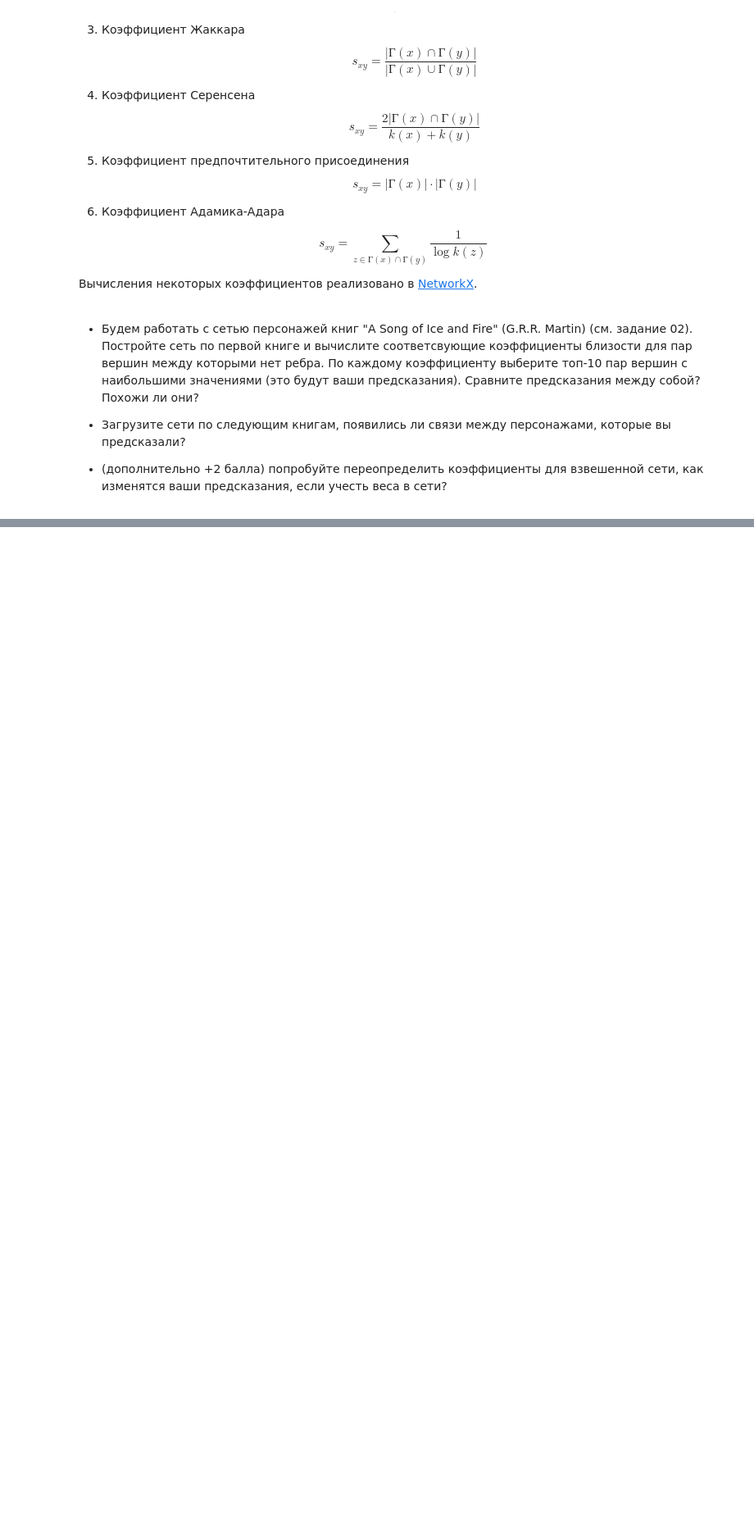
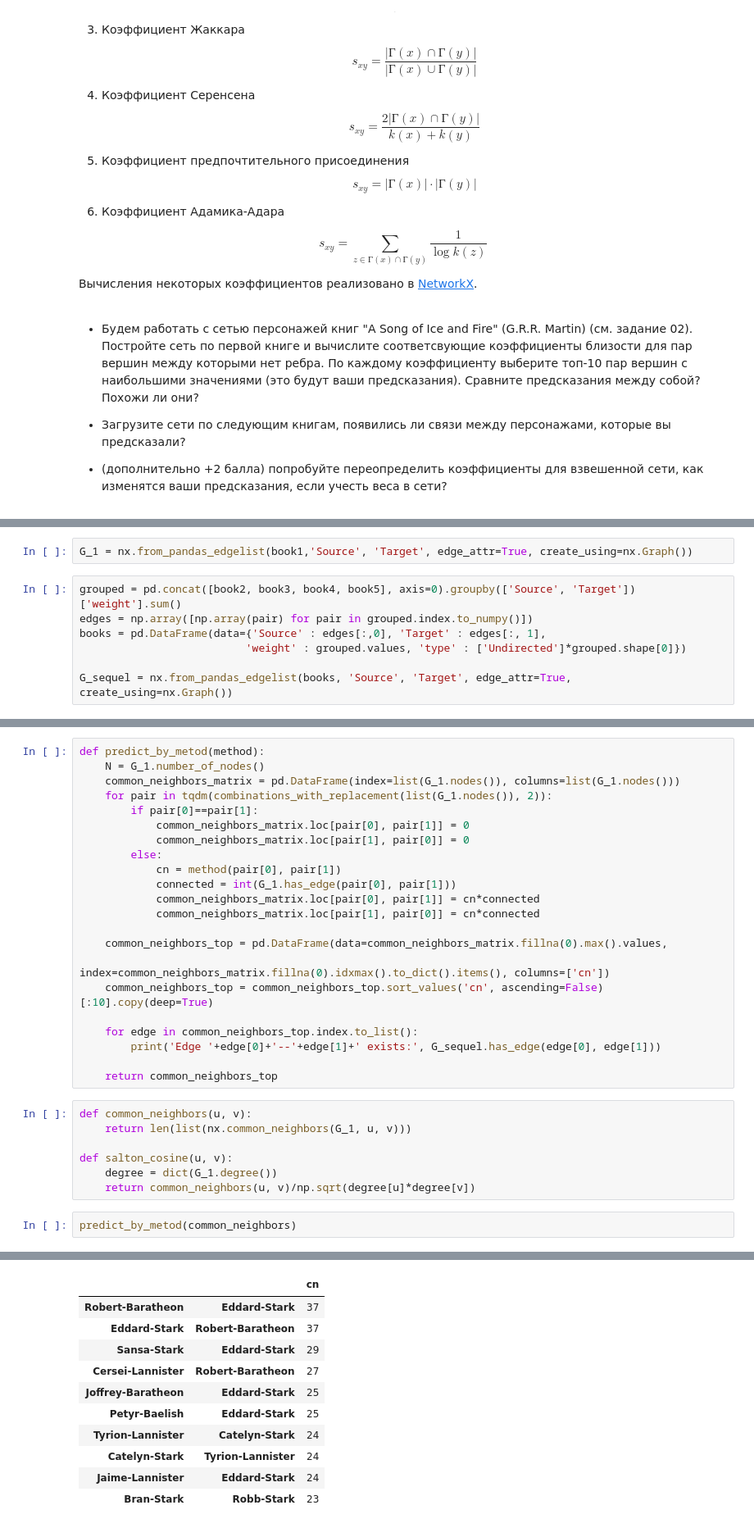
Before and after one commit to kimaril/networksch, a Jupyter notebook: notebooks/NS Assignment 11.ipynb, the cells around one changed output, grey strips where cells are left out. Shown: that part at 82% size. Cells and saved outputs as stored; diff of their text form; blank space fills up the shorter version.

```diff
--- a/notebooks/NS Assignment 11.ipynb
+++ b/notebooks/NS Assignment 11.ipynb
@@ -163,0 +174,9 @@ $$
+# %%
+G_1 = nx.from_pandas_edgelist(book1,'Source', 'Target', edge_attr=True, create_using=nx.Graph())
+# %%
+grouped = pd.concat([book2, book3, book4, book5], axis=0).groupby(['Source', 'Target'])['weight'].sum()
+edges = np.array([np.array(pair) for pair in grouped.index.to_numpy()])
+books = pd.DataFrame(data={'Source' : edges[:,0], 'Target' : edges[:, 1],
+                          'weight' : grouped.values, 'type' : ['Undirected']*grouped.shape[0]})
+
+G_sequel = nx.from_pandas_edgelist(books, 'Source', 'Target', edge_attr=True, create_using=nx.Graph())
@@ -163,0 +185,32 @@ $$
+# %%
+def predict_by_metod(method):
+    N = G_1.number_of_nodes()
+    common_neighbors_matrix = pd.DataFrame(index=list(G_1.nodes()), columns=list(G_1.nodes()))
+    for pair in tqdm(combinations_with_replacement(list(G_1.nodes()), 2)):
+        if pair[0]==pair[1]:
+            common_neighbors_matrix.loc[pair[0], pair[1]] = 0
+            common_neighbors_matrix.loc[pair[1], pair[0]] = 0
+        else:
+            cn = method(pair[0], pair[1])
+            connected = int(G_1.has_edge(pair[0], pair[1]))
+            common_neighbors_matrix.loc[pair[0], pair[1]] = cn*connected
+            common_neighbors_matrix.loc[pair[1], pair[0]] = cn*connected
+
+    common_neighbors_top = pd.DataFrame(data=common_neighbors_matrix.fillna(0).max().values,
+                                        index=common_neighbors_matrix.fillna(0).idxmax().to_dict().items(), columns=['cn'])
+    common_neighbors_top = common_neighbors_top.sort_values('cn', ascending=False)[:10].copy(deep=True)
+
+    for edge in common_neighbors_top.index.to_list():
+        print('Edge '+edge[0]+'--'+edge[1]+' exists:', G_sequel.has_edge(edge[0], edge[1]))
+
+    return common_neighbors_top
+# %%
+def common_neighbors(u, v):
+    return len(list(nx.common_neighbors(G_1, u, v)))
+
+def salton_cosine(u, v):
+    degree = dict(G_1.degree())
+    return common_neighbors(u, v)/np.sqrt(degree[u]*degree[v])
+# %%
+predict_by_metod(common_neighbors)
+# %% [output]
@@ -163,0 +227,11 @@ $$
+|  |  | cn |
+| Robert-Baratheon | Eddard-Stark | 37 |
+| Eddard-Stark | Robert-Baratheon | 37 |
+| Sansa-Stark | Eddard-Stark | 29 |
+| Cersei-Lannister | Robert-Baratheon | 27 |
+| Joffrey-Baratheon | Eddard-Stark | 25 |
+| Petyr-Baelish | Eddard-Stark | 25 |
+| Tyrion-Lannister | Catelyn-Stark | 24 |
+| Catelyn-Stark | Tyrion-Lannister | 24 |
+| Jaime-Lannister | Eddard-Stark | 24 |
+| Bran-Stark | Robb-Stark | 23 |
```
Also changed, not shown: parts of 16 cells of this notebook, 1 other file.
